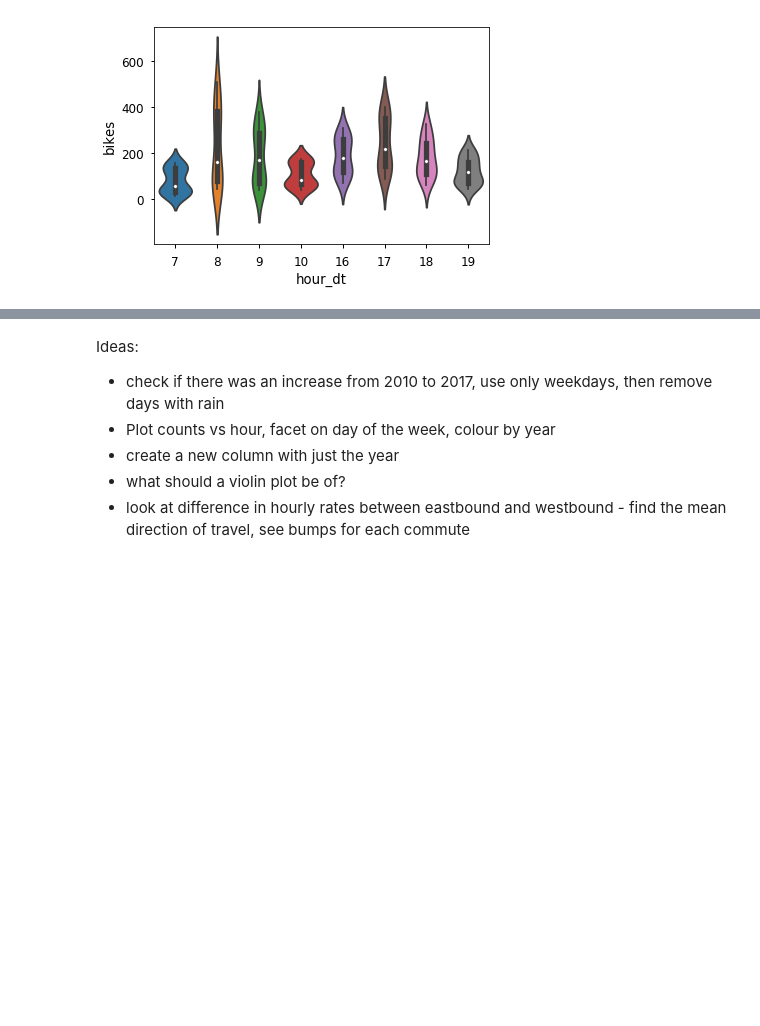
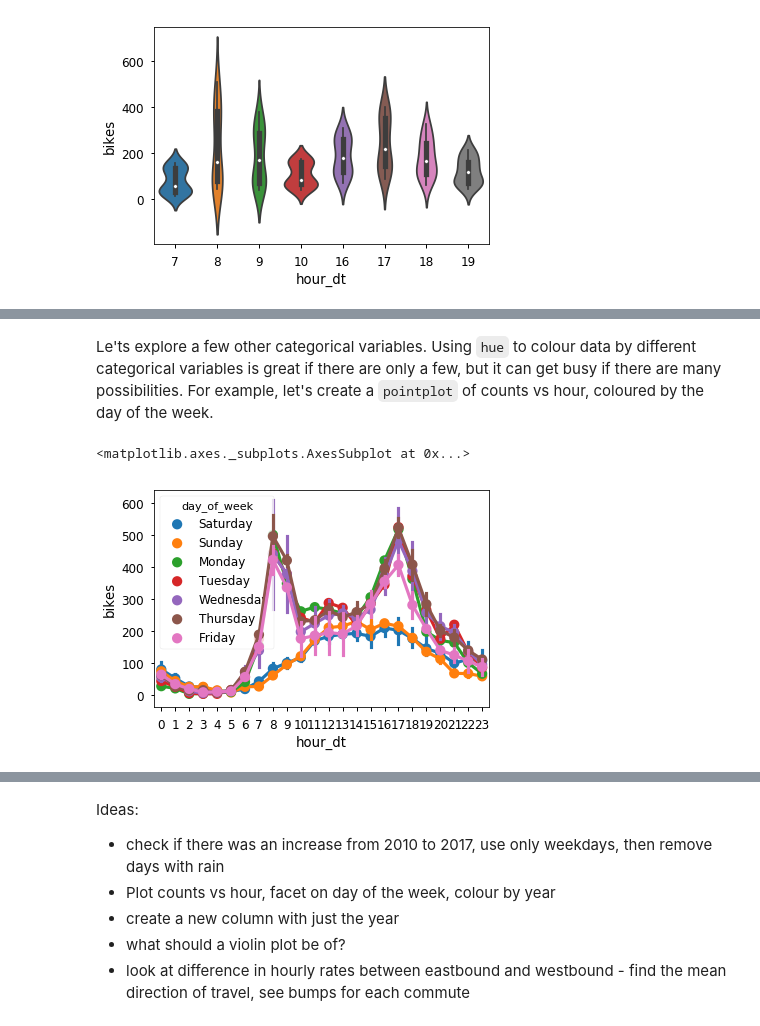
Before and after one commit to mbonsma/python-workshop, a Jupyter notebook: python-workshop.ipynb, the cells around one changed output, grey strips where cells are left out. Saved outputs shown, nothing was run; the diff lists cells and outputs as text; code cells hidden in the pictures; blank space fills up the shorter version.

```diff
--- a/python-workshop.ipynb
+++ b/python-workshop.ipynb
@@ -1704,0 +1721,7 @@ sns.lmplot(x = 'hour_dt', y = 'bikes', data = bike_counts_weekdays, fit_reg = Fa
+# %% [markdown]
+Le'ts explore a few other categorical variables. Using `hue` to colour data by different categorical variables is great if there are only a few, but it can get busy if there are many possibilities. For example, let's create a `pointplot` of counts vs hour, coloured by the day of the week.
+# %%
+sns.pointplot(x='hour_dt', y = 'bikes', data = bike_counts_total, hue = 'day_of_week')
+# %% [output]
+<matplotlib.axes._subplots.AxesSubplot at 0x...>
+[figure, added]
```
Also changed, not shown: parts of 49 cells of this notebook.
